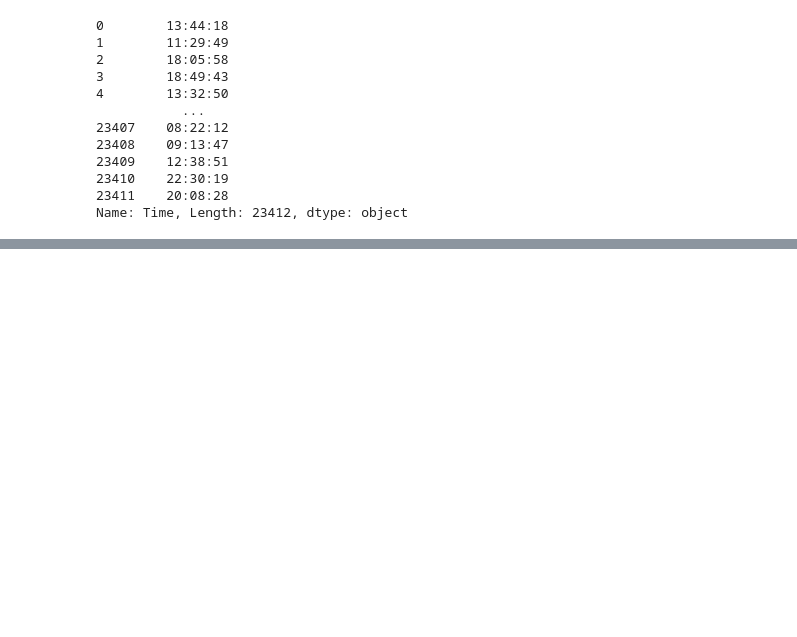
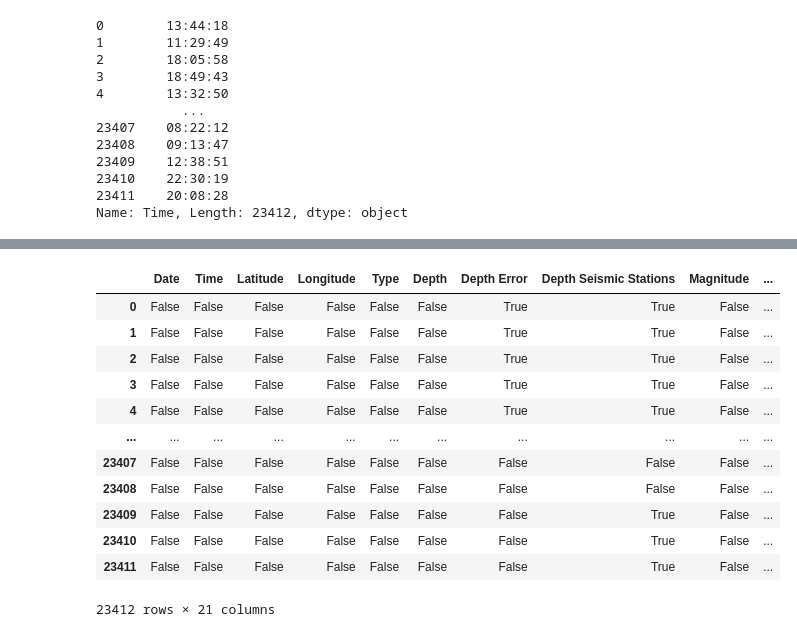
Before and after one commit to Shireesha-perspective-data/Data-Extraction-and-Preprocessing-using-Pandas, a Jupyter notebook: earthquake_csv_file.ipynb, the cells around one changed output, grey strips where cells are left out. Saved outputs shown, nothing was run; the diff lists cells and outputs as text; code cells hidden in the pictures; blank space fills up the shorter version.

```diff
--- a/earthquake_csv_file.ipynb
+++ b/earthquake_csv_file.ipynb
@@ -57,0 +178,16 @@ Name: Time, Length: 23412, dtype: object
+# %%
+df.isna()  # here it returns the null value is True,otherwise False
+# %% [output]
+|  | Date | Time | Latitude | Longitude | Type | Depth | Depth Error | Depth Seismic Stations | Magnitude | ... |
+| 0 | False | False | False | False | False | False | True | True | False | ... |
+| 1 | False | False | False | False | False | False | True | True | False | ... |
+| 2 | False | False | False | False | False | False | True | True | False | ... |
+| 3 | False | False | False | False | False | False | True | True | False | ... |
+| 4 | False | False | False | False | False | False | True | True | False | ... |
+| ... | ... | ... | ... | ... | ... | ... | ... | ... | ... | ... |
+| 23407 | False | False | False | False | False | False | False | False | False | ... |
+| 23408 | False | False | False | False | False | False | False | False | False | ... |
+| 23409 | False | False | False | False | False | False | False | True | False | ... |
+| 23410 | False | False | False | False | False | False | False | True | False | ... |
+| 23411 | False | False | False | False | False | False | False | True | False | ... |
+23412 rows × 21 columns
```
Also changed, not shown: parts of 32 cells of this notebook.
